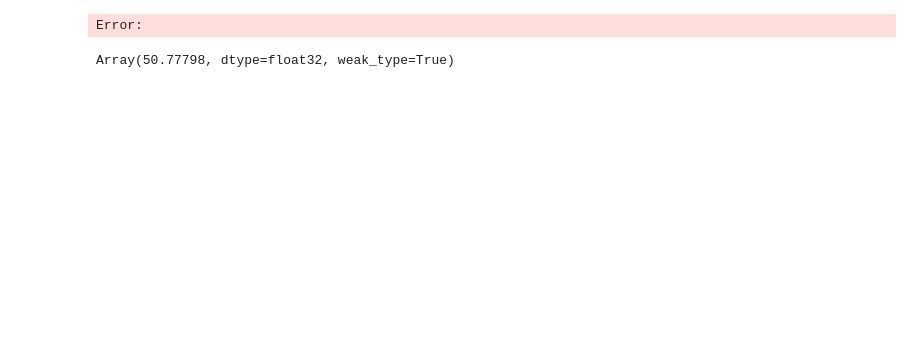
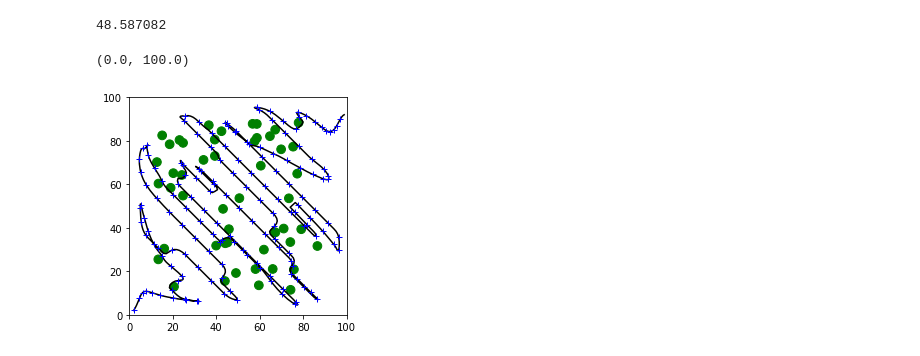
Before and after one commit to ialab-yale/time_optimal_ergodic_search, a Jupyter notebook: experiments/multiscale_coverage/notebooks/forest_example.ipynb, the cells around one changed output. Saved outputs shown, nothing was run; the diff lists cells and outputs as text; code cells hidden in the pictures; blank space fills up the shorter version.

```diff
--- a/experiments/multiscale_coverage/notebooks/forest_example.ipynb
+++ b/experiments/multiscale_coverage/notebooks/forest_example.ipynb
@@ -12,12 +12,13 @@ sys.path.append('../../')
 from time_opt_erg_lib.obstacle import Obstacle
 # %%
+scale = 100.0
 args = {
     'N' : 800,
-    'x0' : np.array([2.0, 2.2])*1,
-    'xf' : np.array([98.8, 92.0])*1,
+    'x0' : np.array([0.02, .02])*scale,
+    'xf' : np.array([.988, .920])*scale,
     'erg_ub' : 0.0001,
     'alpha' : 0.9,
-    'wrksp_bnds' : np.array([[0.,100.],[0.,100.]])
+    'wrksp_bnds' : np.array([[0.,1.],[0.,1.]])*scale
 }
 # %%
 solver, obs = build_erg_time_opt_solver(args)
@@ -29,24 +28,28 @@ done in  17720  iterations
+# %%
+sol = solver.get_solution()
+print(sol['tf'])
+# %% [output]
+48.587082
 # %%
-sol = solver.get_solution()
-
 fig, ax = plt.subplots()
 
 ax.plot(sol['x'][:,0], sol['x'][:,1],'k')
 ax.plot(sol['x'][::5,0], sol['x'][::5,1],'b+')
 
 patches = []
 for ob in obs:
     circ = ob.draw()
     patches.append(circ)
 
 ax.add_collection(PatchCollection(patches, color='g'))
 ax.axis('square')
-ax.set_xlim(0,100)
-ax.set_ylim(0,100)
+ax.set_xlim(0,1*scale)
+ax.set_ylim(0,1*scale)
 
-plt.savefig('scaled_search_forest.pdf')
+# plt.savefig('scaled_search_forest.pdf')
 # %% [output]
-Error:
+(0.0, 100.0)
+[figure, added]
 # %%
 import dill as pkl
 
@@ -62,4 +62,0 @@ obs = pkl.load(open('./data/obs_loc.pkl', 'rb'))
-# %%
-sol['tf']
-# %% [output]
-Array(50.77798, dtype=float32, weak_type=True)
```
Also changed, not shown: parts of 4 cells of this notebook, 3 other files.
